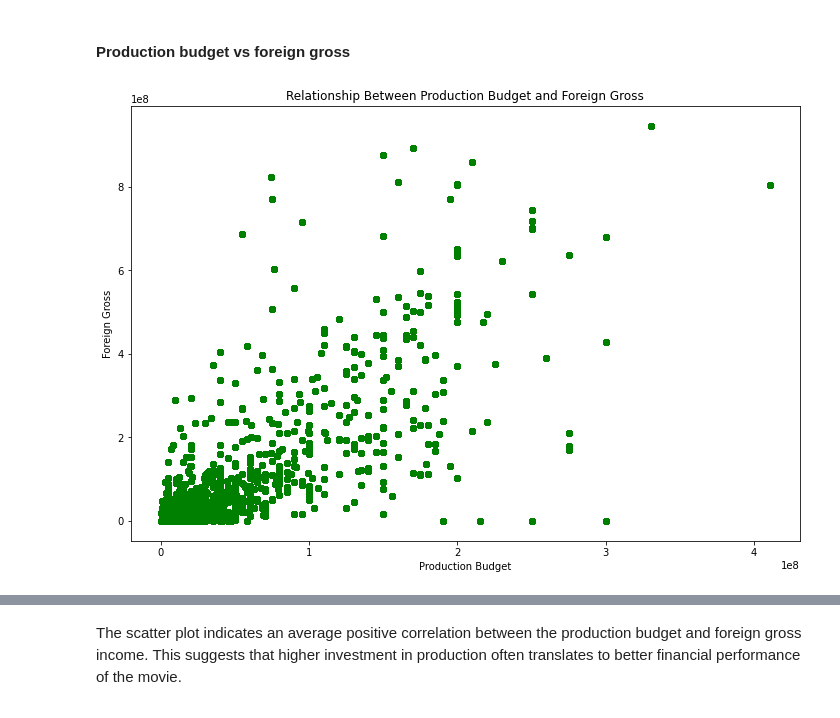
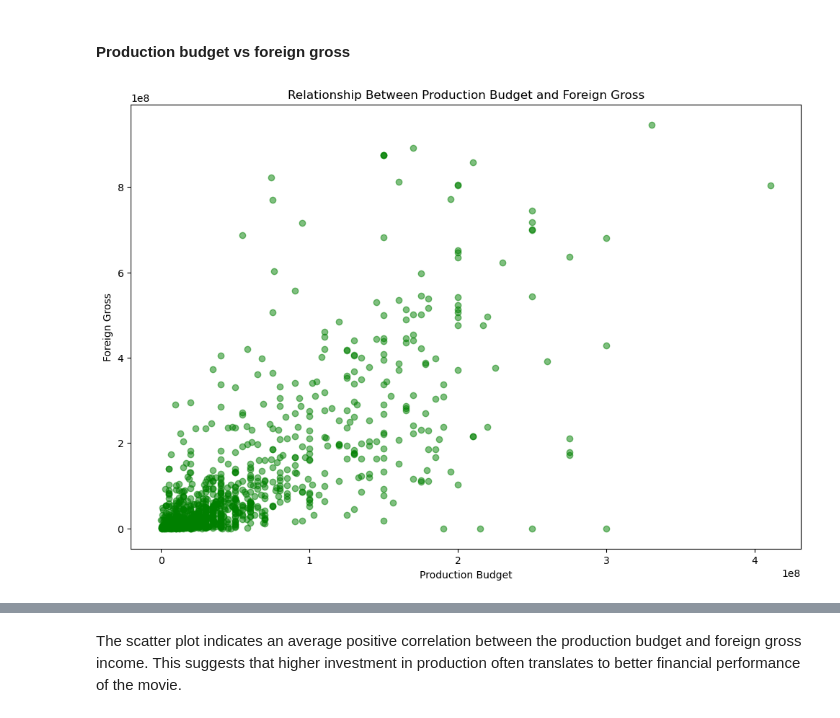
Before and after one commit to Luwate/dsc-phase-2-project-v3, a Jupyter notebook: student.ipynb, the cells around one changed output, grey strips where cells are left out. Saved outputs shown, nothing was run; the diff lists cells and outputs as text; code cells hidden in the pictures.

```diff
--- a/student.ipynb
+++ b/student.ipynb
@@ -1020,2 +1019,2 @@ from scipy import stats
 # %%
-df = pd.read_csv('cleaned_data.csv')
+df = pd.read_csv('finalData/cleaned_data.csv')
@@ -1044,3 +1045,5 @@ memory usage: 18.2+ MB
+# %%
+df_unique = df.drop_duplicates(subset='movie_id')
 # %% [markdown]
 ##### Comparing Top 10 & Least 10 Genres by Average Rating
 # %%
@@ -1086,11 +1090,11 @@ As seen in the charts above, the adventure genre stands out as the highest-rated
 # %%
 # Plot a scatter graph to show the relationship between production budget and foreign gross revenue
 
 fig, ax = plt.subplots(figsize= (12,8))
-plt.scatter(df['production_budget'], df['foreign_gross'], alpha=0.5, color='green')
+plt.scatter(df_unique['production_budget'], df_unique['foreign_gross'], alpha=0.5, color='green')
 plt.xlabel('Production Budget')
 plt.ylabel('Foreign Gross')
 plt.title('Relationship Between Production Budget and Foreign Gross')
 plt.show()
 # %% [output]
-[figure, old version]
+[figure, new version]
```
Also changed, not shown: parts of 44 cells of this notebook, 7 other files.
